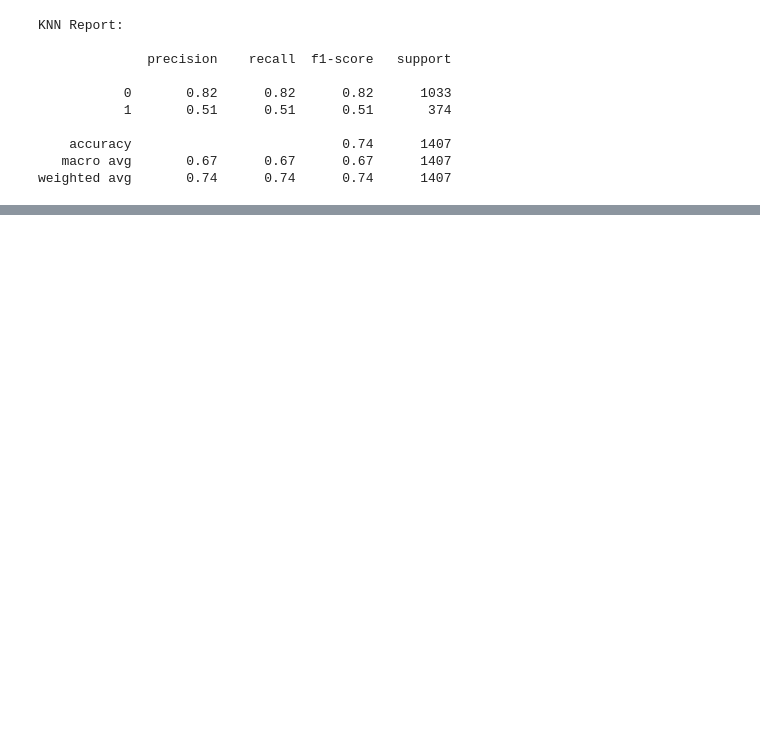
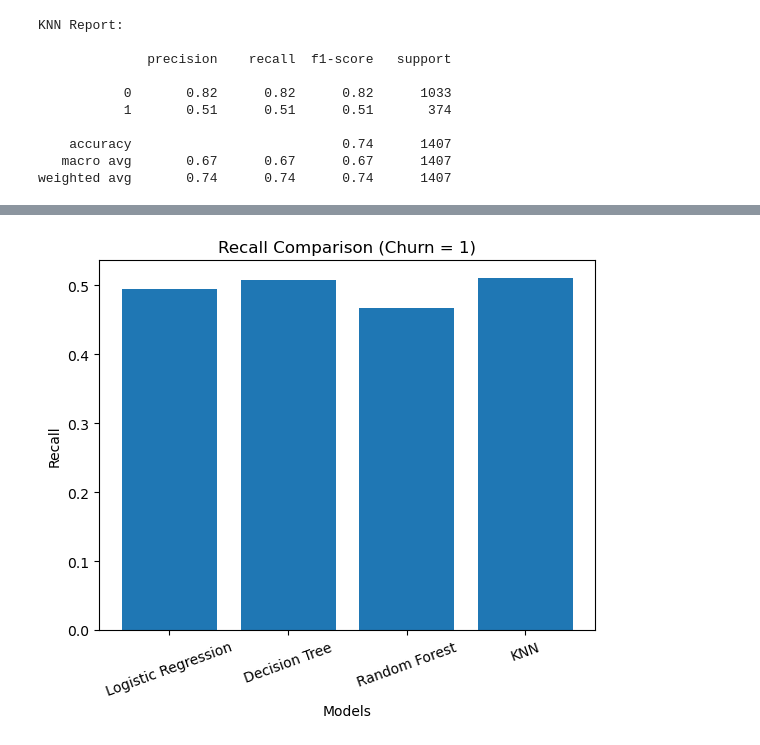
Before and after one commit to kavi20002/ML-Customer-Churn-Analysis, a Jupyter notebook: notebooks/Customer_Churn_Analysis.ipynb, the cells around one changed output, grey strips where cells are left out. Cells and saved outputs as stored; diff of their text form; code cells hidden in the pictures; blank space fills up the shorter version.

```diff
--- a/notebooks/Customer_Churn_Analysis.ipynb
+++ b/notebooks/Customer_Churn_Analysis.ipynb
@@ -268,0 +288,19 @@ weighted avg       0.74      0.74      0.74      1407
+# %%
+from sklearn.metrics import recall_score
+
+recalls = [
+    recall_score(y_test, y_pred_lr),
+    recall_score(y_test, y_pred_dt),
+    recall_score(y_test, y_pred_rf),
+    recall_score(y_test, y_pred_knn)
+]
+
+plt.figure()
+plt.bar(models, recalls)
+plt.title("Recall Comparison (Churn = 1)")
+plt.xlabel("Models")
+plt.ylabel("Recall")
+plt.xticks(rotation=20)
+plt.show()
+# %% [output]
+[figure, added]
```
Also changed, not shown: parts of 9 cells of this notebook, 4 other files.
